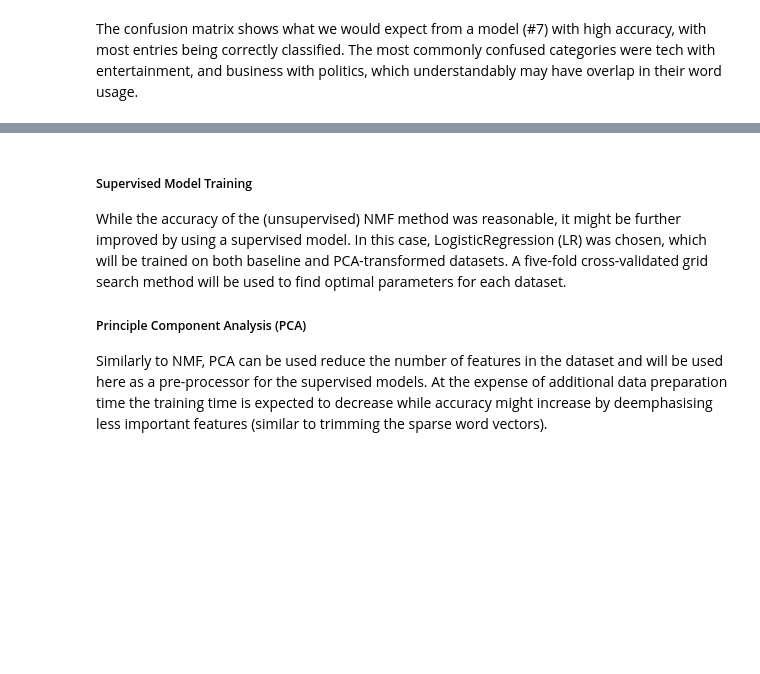
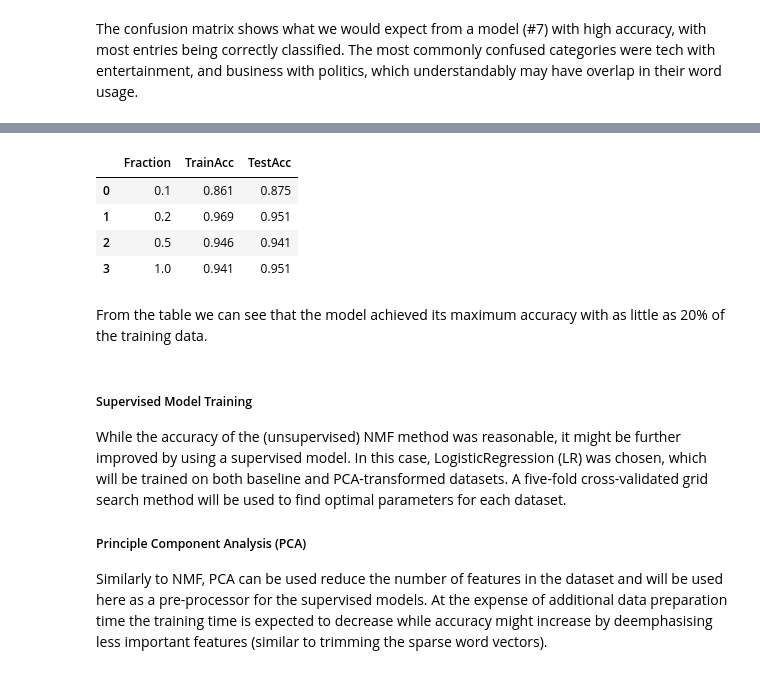
Before and after one commit to nhansendev/DTSA5510_Week4_Project, a Jupyter notebook: week4.ipynb, the cells around one changed output, grey strips where cells are left out. Cells and saved outputs as stored; diff of their text form; code cells hidden in the pictures; blank space fills up the shorter version.

```diff
--- a/week4.ipynb
+++ b/week4.ipynb
@@ -349,0 +347,25 @@ The confusion matrix shows what we would expect from a model (#7) with high accu
+# %%
+# Generate data fractions for training
+fracs = [0.1, 0.2, 0.5]
+N = len(dataset_df['Train'][0])
+samples = []
+for f in fracs:
+    # Get indexes of samples
+    samples.append(sample_without_replacement(N, int(N*f), random_state=RANDOM_SEED))
+
+vary_data = [dataset_df['Train'][0][idx] for idx in samples]
+vary_cats = [train['Category'][idx] for idx in samples]
+
+# Train a model on each fraction of training data
+train_accs = []
+preds = []
+icms = []
+for i in range(len(fracs)):
+    model = NMF_instance(5, {'solver':'mu', 'beta_loss':'frobenius'}, random_state=RANDOM_SEED)
+    train_acc, _ = model.fit_eval(vary_data[i], vary_cats[i], False)
+    train_accs.append(train_acc)
+    preds.append(model.predict(dataset_df['Test'][0]))
+    icms.append(model.get_invcatmap())
+
+vary_df = pd.DataFrame(fracs, columns=["Fraction"])
+vary_df['TrainAcc'] = train_accs
@@ -350,3 +378,15 @@ The confusion matrix shows what we would expect from a model (#7) with high accu
+# %%
+# Manually retrieved from competition submissions page
+vary_df['TestAcc'] = [0.87482, 0.95102, 0.94149]
+pd.concat([vary_df, pd.DataFrame([[1, dataset_df['TrainAcc'][0], dataset_df['TestAcc'][0]]], columns=vary_df.columns)], ignore_index=True).round(3)
+# %% [output]
+|  | Fraction | TrainAcc | TestAcc |
+| 0 | 0.1 | 0.861 | 0.875 |
+| 1 | 0.2 | 0.969 | 0.951 |
+| 2 | 0.5 | 0.946 | 0.941 |
+| 3 | 1.0 | 0.941 | 0.951 |
+# %% [markdown]
+From the table we can see that the model achieved its maximum accuracy with as little as 20% of the training data.
 # %% [markdown]
 ##### Supervised Model Training
 While the accuracy of the (unsupervised) NMF method was reasonable, it might be further improved by using a supervised model. In this case, LogisticRegression (LR) was chosen, which will be trained on both baseline and PCA-transformed datasets. A five-fold cross-validated grid search method will be used to find optimal parameters for each dataset.
```
Also changed, not shown: parts of 16 cells of this notebook.
